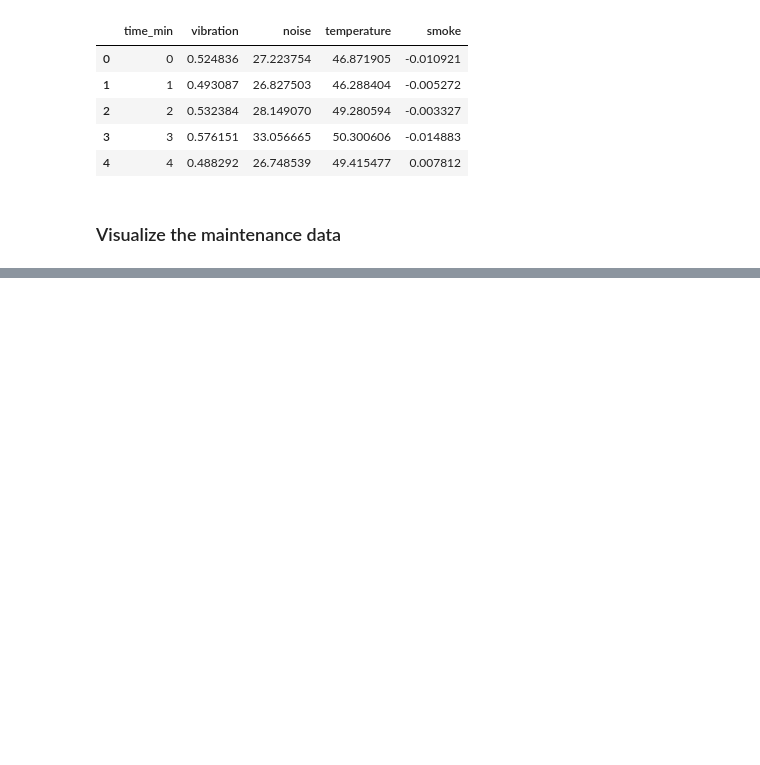
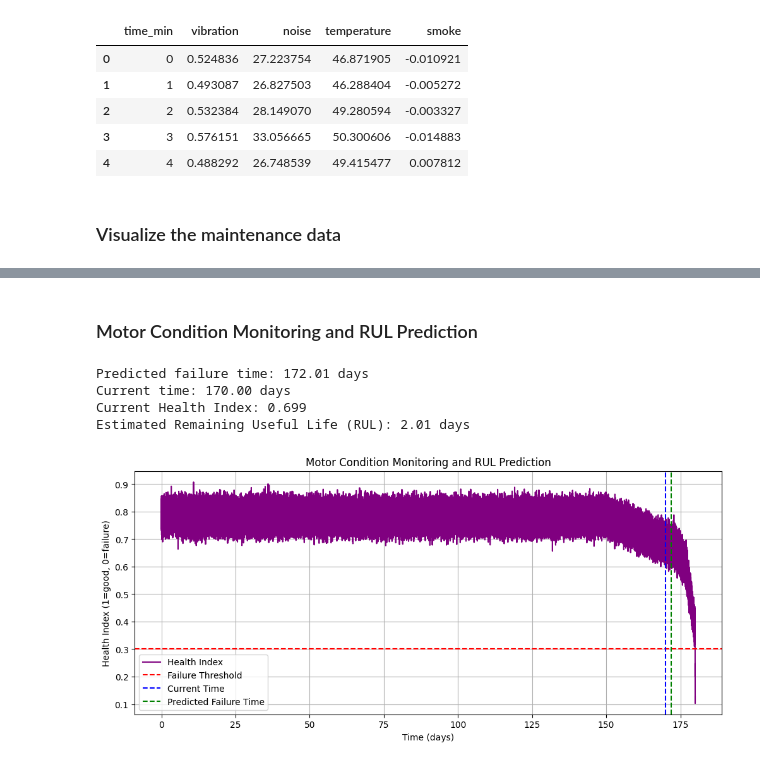
Before and after one commit to Dr-AlaaKhamis/ISE518, a Jupyter notebook: 3_R&M/Conveyor_motor_maintenance_problem.ipynb, the cells around one changed output, grey strips where cells are left out. Cells and saved outputs as stored; diff of their text form; code cells hidden in the pictures; blank space fills up the shorter version.

```diff
--- a/3_R&M/Conveyor_motor_maintenance_problem.ipynb
+++ b/3_R&M/Conveyor_motor_maintenance_problem.ipynb
@@ -190,45 +165,46 @@ plt.show()
+# %% [markdown]
+### Motor Condition Monitoring and RUL Prediction
 # %%
-from sklearn.linear_model import LinearRegression
-import matplotlib.pyplot as plt
-import numpy as np
-
-# Flip Health Index: 0=good, 1=failure
-df['health_index_flipped'] = 1 - df['health_index']
-
 # Use the last segment for fitting (e.g., last 30 days)
-recent_df = df[df['time_days'] > (df['time_days'].max() - 30)]
+recent_df = df[df['time_days'] > (df['time_days'].max() - 3)]
 X_recent = recent_df['time_days'].values.reshape(-1,1)
-y_recent = recent_df['health_index_flipped'].values
+y_recent = recent_df['health_index'].values
 
 # Fit linear regression
 model = LinearRegression()
 model.fit(X_recent, y_recent)
 
 # Set current time
 current_time = 170
-current_hi = np.interp(current_time, df['time_days'], df['health_index_flipped'])
+current_hi = np.interp(current_time, df['time_days'], df['health_index'])
 
 # Predict failure time (HI=1)
 predicted_failure_time = (1 - model.intercept_) / model.coef_[0]
 predicted_rul = max(predicted_failure_time - current_time, 0)
 
 print(f"Predicted failure time: {predicted_failure_time:.2f} days")
 print(f"Current time: {current_time:.2f} days")
 print(f"Current Health Index: {current_hi:.3f}")
 print(f"Estimated Remaining Useful Life (RUL): {predicted_rul:.2f} days")
 
 # Plot updated RUL prediction
 plt.figure(figsize=(12,5))
-plt.plot(df['time_days'], df['health_index_flipped'], label='Health Index', color='purple')
-plt.axhline(y=1.0, color='red', linestyle='--', label='Failure Threshold')
+plt.plot(df['time_days'], df['health_index'], label='Health Index', color='purple')
+plt.axhline(y=0.3, color='red', linestyle='--', label='Failure Threshold')
 plt.axvline(x=current_time, color='blue', linestyle='--', label='Current Time')
 plt.axvline(x=predicted_failure_time, color='green', linestyle='--', label='Predicted Failure Time')
 plt.xlabel('Time (days)')
-plt.ylabel('Health Index (0=good, 1=failure)')
+plt.ylabel('Health Index (1=good, 0=failure)')
 plt.title('Motor Condition Monitoring and RUL Prediction')
 plt.legend()
 plt.grid(True)
 plt.show()
+# %% [output]
+Predicted failure time: 172.01 days
+Current time: 170.00 days
+Current Health Index: 0.699
+Estimated Remaining Useful Life (RUL): 2.01 days
+[figure, added]
 # %% [markdown]
 ### Summary of Predictive Maintenance Observations
 
```
Also changed, not shown: parts of 6 cells of this notebook.
